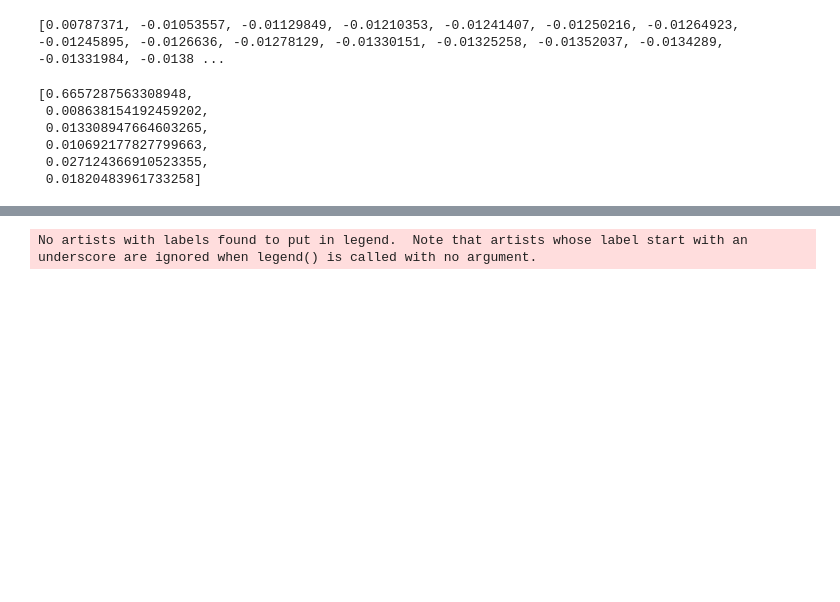
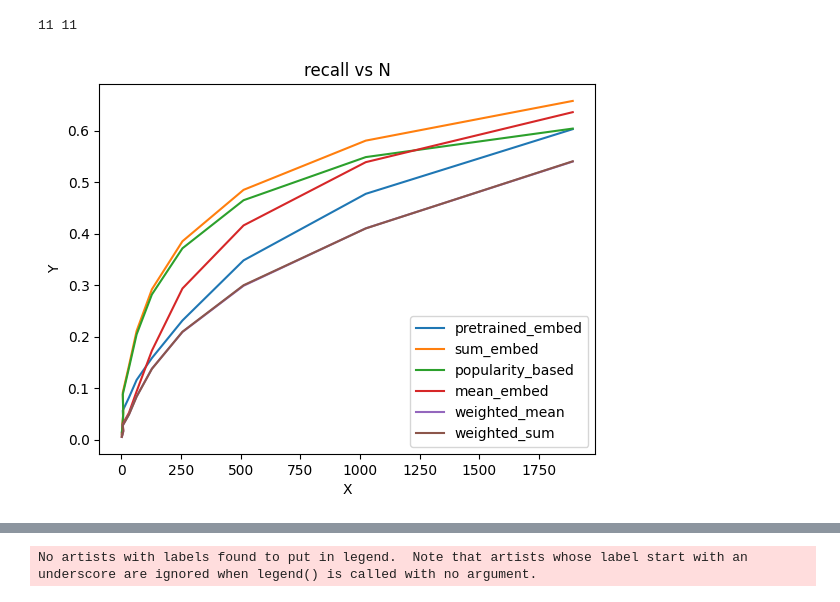
Before and after one commit to JamesKrW/ssref, a Jupyter notebook: run/draw_result.ipynb, the cells around one changed output, grey strips where cells are left out. Drawn from its saved outputs; the diff is of its cells as text; code cells hidden in the pictures; blank space fills up the shorter version.

```diff
--- a/run/draw_result.ipynb
+++ b/run/draw_result.ipynb
@@ -19,24 +89,60 @@ print(recall)
 # %%
-testloss=[]
-with open("/share/data/mei-work/kangrui/github/ssref/result/sentence-transformers_all-MiniLM-L6-v2/2023-03-23T21-50-03/log.txt") as f:
+pop_recall=[]
+pop_precision=[]
+pop_f1=[]
+with open("/share/data/mei-work/kangrui/github/ssref/result/eval_rerank/test/popularity.txt") as f:
     for line in f:
-        line=line.strip()
-        if line[0]=='[':
-            line=line.split(']')[1].strip()
-            x=line.split(' ')[0]
-            if x=='Test':
-                loss=float(line.split(' ')[2])
-                testloss.append(loss)
-print(testloss)
+        strline=line.strip().strip(" ")
+        if strline[0]=='n':
+            number=strline.split(":")[1]
+
+        elif strline[0]=='{':
+            dict_obj=eval(strline)
+
+            pop_recall.append(float(dict_obj['recall']))
+            pop_precision.append(float(dict_obj['precision']))
+            pop_f1.append(float(dict_obj['f1']))
-# %% [output]
-[0.00787371, -0.01053557, -0.01129849, -0.01210353, -0.01241407, -0.01250216, -0.01264923, -0.01245895, -0.0126636, -0.01278129, -0.01330151, -0.01325258, -0.01352037, -0.0134289, -0.01331984, -0.0138 ...
-# %%
-top200=[recall[idx] for idx in range(0,len(recall),4)]
-top200
-# %% [output]
-[0.6657287563308948,
- 0.008638154192459202,
- 0.013308947664603265,
- 0.010692177827799663,
- 0.027124366910523355,
- 0.01820483961733258]
+# %%
+mean_recall=[]
+mean_precision=[]
+mean_f1=[]
+with open("/share/data/mei-work/kangrui/github/ssref/result/eval_rerank/test/mean_embedding.txt") as f:
+    for line in f:
+        strline=line.strip().strip(" ")
+        if strline[0]=='n':
+            number=strline.split(":")[1]
+
+        elif strline[0]=='{':
+            dict_obj=eval(strline)
+
+            mean_recall.append(float(dict_obj['recall']))
+            mean_precision.append(float(dict_obj['precision']))
+            mean_f1.append(float(dict_obj['f1']))
+# %%
+def plot_three(y1,y2,y3,y4,y5,y6,title):
+    x=[2,4,8,6,32,64,128,256,512,1024,1891]
+    fig, ax = plt.subplots()
+    ax.plot(x, y1, label='pretrained_embed')
+    ax.plot(x, y2, label='sum_embed')
+    ax.plot(x, y3, label='popularity_based')
+    ax.plot(x, y4, label='mean_embed')
+    ax.plot(x, y5, label='weighted_mean')
+    ax.plot(x, y6, label='weighted_sum')
+
+    # Set the labels and title
+    ax.set_xlabel('X')
+    ax.set_ylabel('Y')
+    ax.set_title(title)
+
+    # Set the legend
+    ax.legend()
+
+    # Show the plot
+    plt.savefig(f"/share/data/mei-work/kangrui/github/ssref/result/eval_rerank/dev/{title}.png")
+    plt.show()
+# %%
+print(len(og_recall),len(pop_recall))
+plot_three(og_recall,sum_recall,pop_recall,mean_recall,weighted_mean_recall,weighted_sum_recall,"recall vs N")
+# %% [output]
+11 11
+[figure, added]
```
Also changed, not shown: parts of 8 cells of this notebook, 31 other files.
